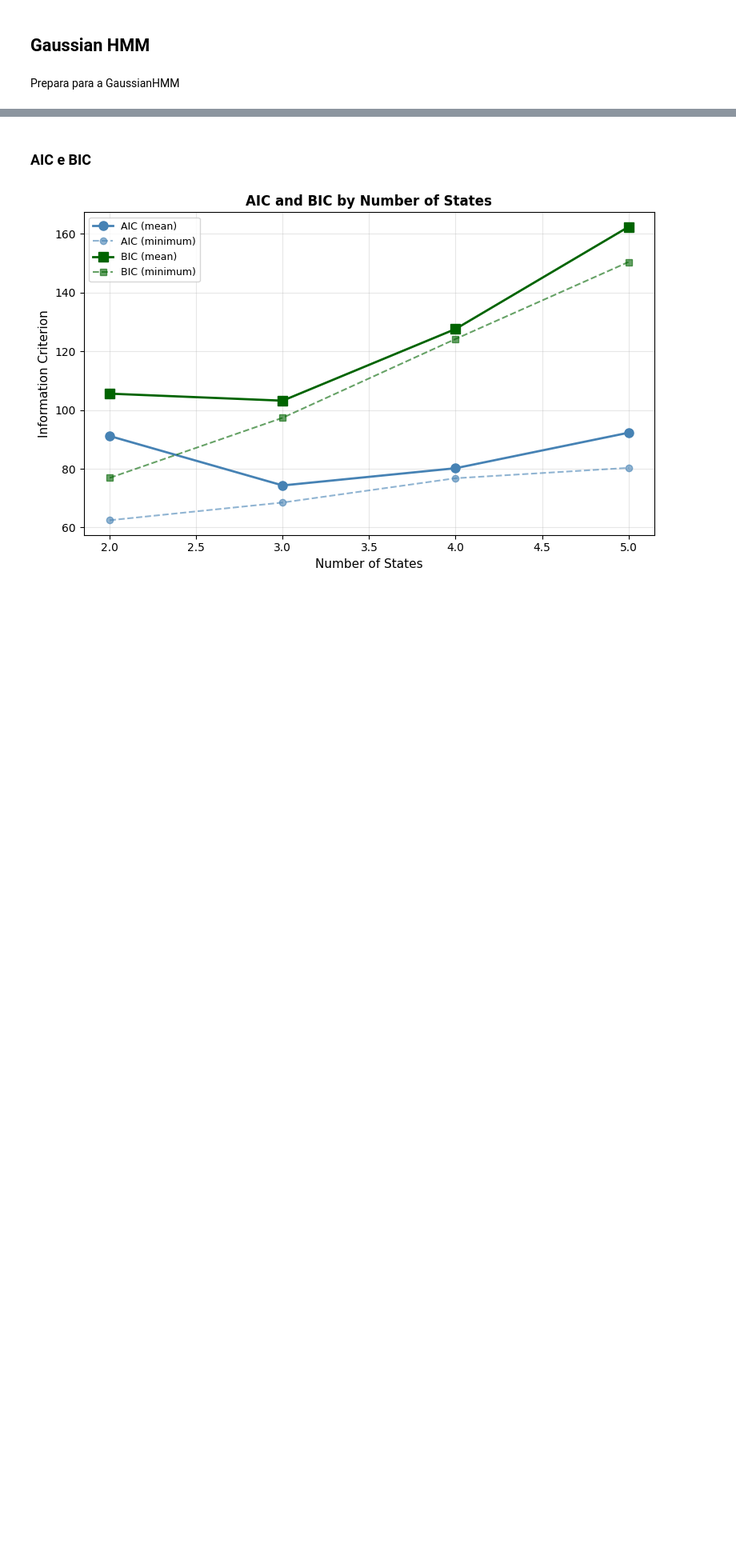
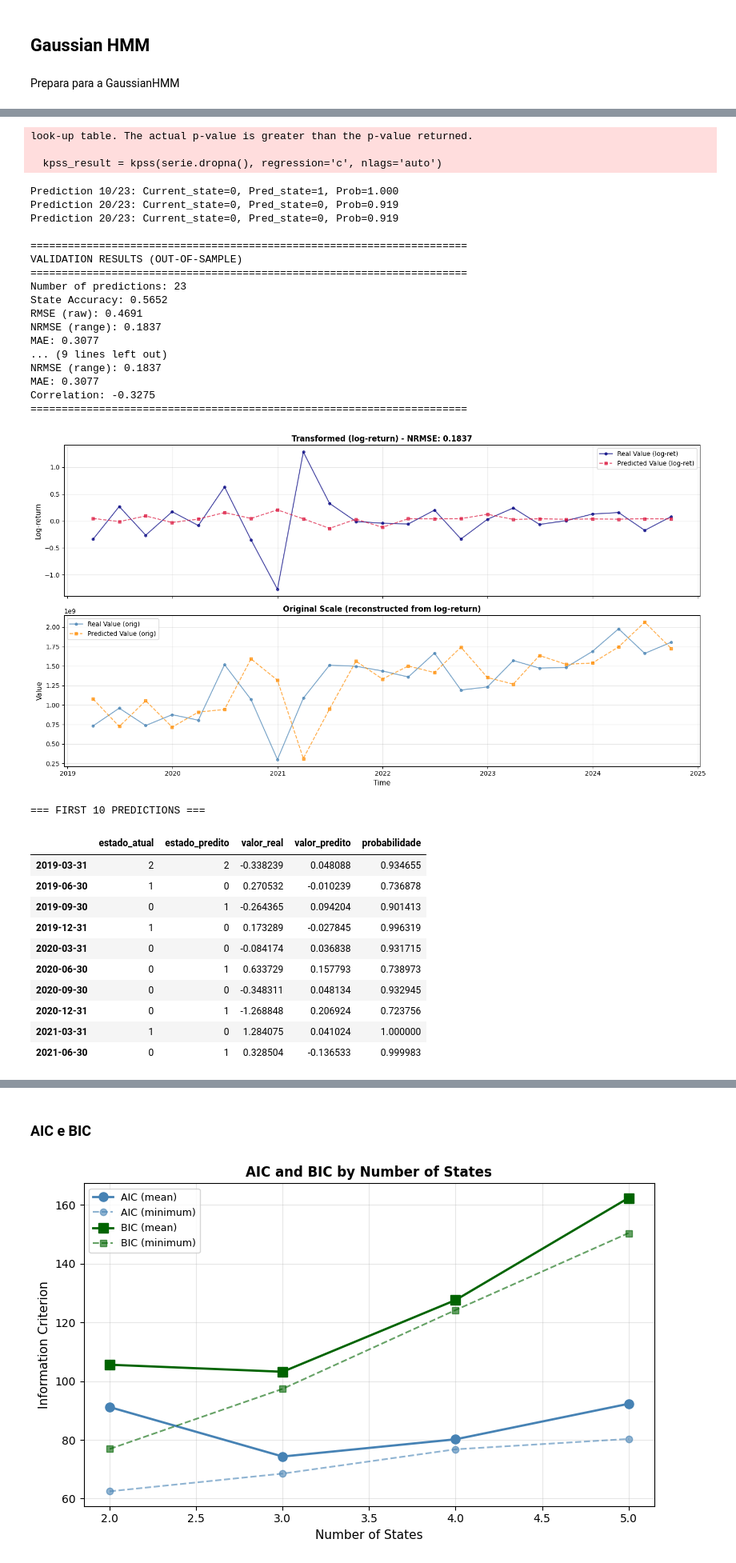
Before and after one commit to GiovanniManiezzo/indicadores_fundamentalistas, a Jupyter notebook: Model/2_4_Modelo_Gaussian_HMM.ipynb, the cells around one changed output, grey strips where cells are left out. Shown at 80% size. Drawn from its saved outputs; the diff is of its cells as text; code cells hidden in the pictures; blank space fills up the shorter version.

```diff
--- a/Model/2_4_Modelo_Gaussian_HMM.ipynb
+++ b/Model/2_4_Modelo_Gaussian_HMM.ipynb
@@ -751,7 +751,7 @@ resultado_validacao = gaussianhmm_one_step_ahead(
     serie=resultado_bruto[empresa_analise],
     nome_serie=f'Gross Income - Company {empresa_analise}',
     n_estados=3,
-    janela_treino=25,
+    janela_treino=35,
     aplicar_log=True,
     diferenciacao=1,
     n_iter=100,
@@ -763,3 +763,4 @@ plotar_validacao_gaussianhmm(resultado_validacao)
 # Display results DataFrame
 print("\n=== FIRST 10 PREDICTIONS ===")
 display(resultado_validacao['df_resultados'].head(10))
+# %% [output]
@@ -766,3 +777,36 @@ display(resultado_validacao['df_resultados'].head(10))
+look-up table. The actual p-value is greater than the p-value returned.
+
+  kpss_result = kpss(serie.dropna(), regression='c', nlags='auto')
+Prediction 10/23: Current_state=0, Pred_state=1, Prob=1.000
+Prediction 20/23: Current_state=0, Pred_state=0, Prob=0.919
+Prediction 20/23: Current_state=0, Pred_state=0, Prob=0.919
+
+======================================================================
+VALIDATION RESULTS (OUT-OF-SAMPLE)
+======================================================================
+Number of predictions: 23
+State Accuracy: 0.5652
+RMSE (raw): 0.4691
+NRMSE (range): 0.1837
+MAE: 0.3077
+... (9 lines left out)
+NRMSE (range): 0.1837
+MAE: 0.3077
+Correlation: -0.3275
+======================================================================
+[figure, added]
+=== FIRST 10 PREDICTIONS ===
+|  | estado_atual | estado_predito | valor_real | valor_predito | probabilidade |
+| 2019-03-31 | 2 | 2 | -0.338239 | 0.048088 | 0.934655 |
+| 2019-06-30 | 1 | 0 | 0.270532 | -0.010239 | 0.736878 |
+| 2019-09-30 | 0 | 1 | -0.264365 | 0.094204 | 0.901413 |
+| 2019-12-31 | 1 | 0 | 0.173289 | -0.027845 | 0.996319 |
+| 2020-03-31 | 0 | 0 | -0.084174 | 0.036838 | 0.931715 |
+| 2020-06-30 | 0 | 1 | 0.633729 | 0.157793 | 0.738973 |
+| 2020-09-30 | 0 | 0 | -0.348311 | 0.048134 | 0.932945 |
+| 2020-12-31 | 0 | 1 | -1.268848 | 0.206924 | 0.723756 |
+| 2021-03-31 | 1 | 0 | 1.284075 | 0.041024 | 1.000000 |
+| 2021-06-30 | 0 | 1 | 0.328504 | -0.136533 | 0.999983 |
 # %%
 # Grid search with validation
 print("\n\nRUNNING GRID SEARCH WITH VALIDATION")
```
Also changed, not shown: parts of 18 cells of this notebook, 2 other files.
